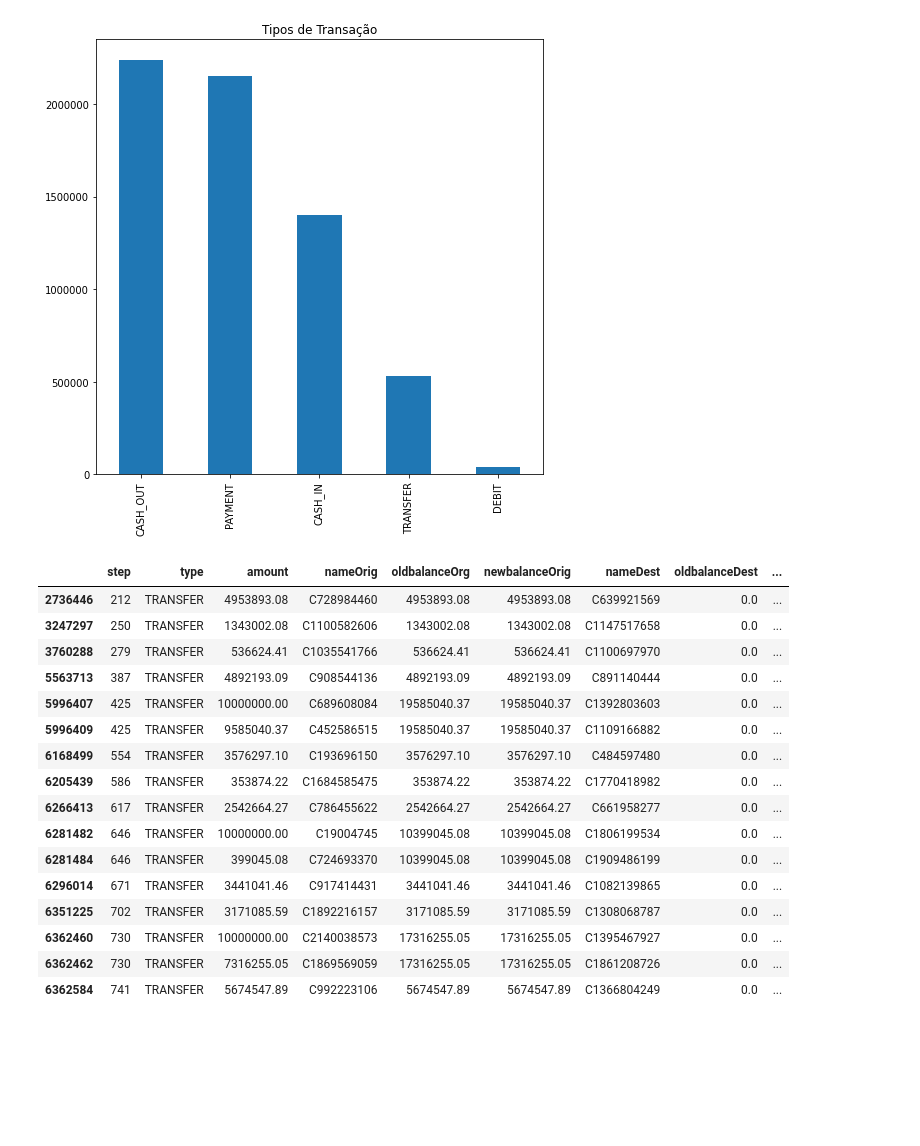
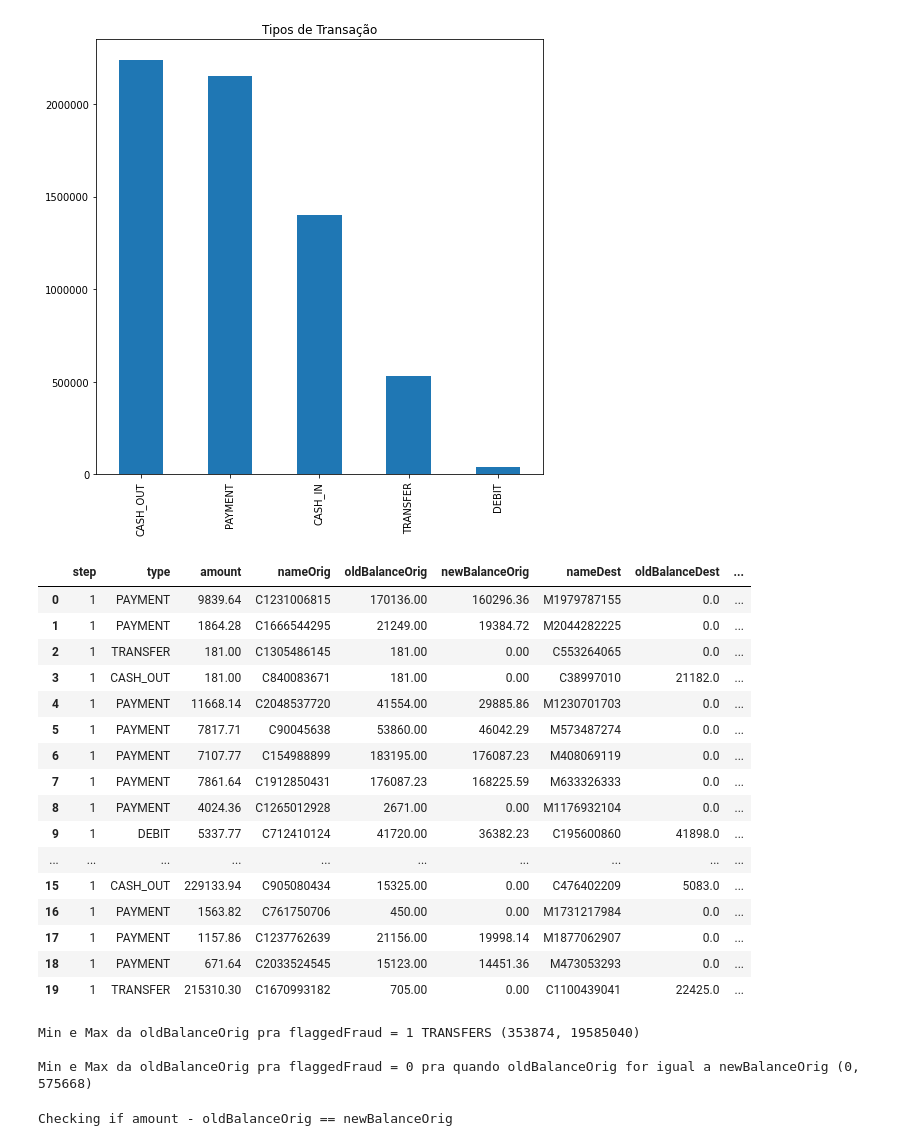
Before and after one commit to victormazevedo/predict-financial-fraud, a Jupyter notebook: Predict_Financial_Fraud.ipynb, the cells around one changed output. Drawn from its saved outputs; the diff is of its cells as text; code cells hidden in the pictures; blank space fills up the shorter version.

Commit message:
Studying isFlaggedFraud behavior

```diff
--- a/Predict_Financial_Fraud.ipynb
+++ b/Predict_Financial_Fraud.ipynb
@@ -179,23 +181,38 @@ DEBIT         41432
 Name: type, dtype: int64
 <function matplotlib.pyplot.show>
 [figure]
-# %%
-df[df.isFlaggedFraud == 1]
-# %% [output]
-|  | step | type | amount | nameOrig | oldbalanceOrg | newbalanceOrig | nameDest | oldbalanceDest | ... |
-| 2736446 | 212 | TRANSFER | 4953893.08 | C728984460 | 4953893.08 | 4953893.08 | C639921569 | 0.0 | ... |
-| 3247297 | 250 | TRANSFER | 1343002.08 | C1100582606 | 1343002.08 | 1343002.08 | C1147517658 | 0.0 | ... |
-| 3760288 | 279 | TRANSFER | 536624.41 | C1035541766 | 536624.41 | 536624.41 | C1100697970 | 0.0 | ... |
-| 5563713 | 387 | TRANSFER | 4892193.09 | C908544136 | 4892193.09 | 4892193.09 | C891140444 | 0.0 | ... |
-| 5996407 | 425 | TRANSFER | 10000000.00 | C689608084 | 19585040.37 | 19585040.37 | C1392803603 | 0.0 | ... |
-| 5996409 | 425 | TRANSFER | 9585040.37 | C452586515 | 19585040.37 | 19585040.37 | C1109166882 | 0.0 | ... |
-| 6168499 | 554 | TRANSFER | 3576297.10 | C193696150 | 3576297.10 | 3576297.10 | C484597480 | 0.0 | ... |
-| 6205439 | 586 | TRANSFER | 353874.22 | C1684585475 | 353874.22 | 353874.22 | C1770418982 | 0.0 | ... |
-| 6266413 | 617 | TRANSFER | 2542664.27 | C786455622 | 2542664.27 | 2542664.27 | C661958277 | 0.0 | ... |
-| 6281482 | 646 | TRANSFER | 10000000.00 | C19004745 | 10399045.08 | 10399045.08 | C1806199534 | 0.0 | ... |
-| 6281484 | 646 | TRANSFER | 399045.08 | C724693370 | 10399045.08 | 10399045.08 | C1909486199 | 0.0 | ... |
-| 6296014 | 671 | TRANSFER | 3441041.46 | C917414431 | 3441041.46 | 3441041.46 | C1082139865 | 0.0 | ... |
-| 6351225 | 702 | TRANSFER | 3171085.59 | C1892216157 | 3171085.59 | 3171085.59 | C1308068787 | 0.0 | ... |
-| 6362460 | 730 | TRANSFER | 10000000.00 | C2140038573 | 17316255.05 | 17316255.05 | C1395467927 | 0.0 | ... |
-| 6362462 | 730 | TRANSFER | 7316255.05 | C1869569059 | 17316255.05 | 17316255.05 | C1861208726 | 0.0 | ... |
-| 6362584 | 741 | TRANSFER | 5674547.89 | C992223106 | 5674547.89 | 5674547.89 | C1366804249 | 0.0 | ... |
+# %%
+df.head(20)
+# %% [output]
+|  | step | type | amount | nameOrig | oldBalanceOrig | newBalanceOrig | nameDest | oldBalanceDest | ... |
+| 0 | 1 | PAYMENT | 9839.64 | C1231006815 | 170136.00 | 160296.36 | M1979787155 | 0.0 | ... |
+| 1 | 1 | PAYMENT | 1864.28 | C1666544295 | 21249.00 | 19384.72 | M2044282225 | 0.0 | ... |
+| 2 | 1 | TRANSFER | 181.00 | C1305486145 | 181.00 | 0.00 | C553264065 | 0.0 | ... |
+| 3 | 1 | CASH_OUT | 181.00 | C840083671 | 181.00 | 0.00 | C38997010 | 21182.0 | ... |
+| 4 | 1 | PAYMENT | 11668.14 | C2048537720 | 41554.00 | 29885.86 | M1230701703 | 0.0 | ... |
+| 5 | 1 | PAYMENT | 7817.71 | C90045638 | 53860.00 | 46042.29 | M573487274 | 0.0 | ... |
+| 6 | 1 | PAYMENT | 7107.77 | C154988899 | 183195.00 | 176087.23 | M408069119 | 0.0 | ... |
+| 7 | 1 | PAYMENT | 7861.64 | C1912850431 | 176087.23 | 168225.59 | M633326333 | 0.0 | ... |
+| 8 | 1 | PAYMENT | 4024.36 | C1265012928 | 2671.00 | 0.00 | M1176932104 | 0.0 | ... |
+| 9 | 1 | DEBIT | 5337.77 | C712410124 | 41720.00 | 36382.23 | C195600860 | 41898.0 | ... |
+| ... | ... | ... | ... | ... | ... | ... | ... | ... | ... |
+| 15 | 1 | CASH_OUT | 229133.94 | C905080434 | 15325.00 | 0.00 | C476402209 | 5083.0 | ... |
+| 16 | 1 | PAYMENT | 1563.82 | C761750706 | 450.00 | 0.00 | M1731217984 | 0.0 | ... |
+| 17 | 1 | PAYMENT | 1157.86 | C1237762639 | 21156.00 | 19998.14 | M1877062907 | 0.0 | ... |
+| 18 | 1 | PAYMENT | 671.64 | C2033524545 | 15123.00 | 14451.36 | M473053293 | 0.0 | ... |
+| 19 | 1 | TRANSFER | 215310.30 | C1670993182 | 705.00 | 0.00 | C1100439041 | 22425.0 | ... |
+# %%
+print(f'\nMin e Max da oldBalanceOrig pra flaggedFraud = 1 TRANSFERS {round(dfFlagged.oldBalanceOrig.min()), round(dfFlagged.oldBalanceOrig.max())}')
+
+dfTransferEqualBalance = dfTransfer.loc[(dfTransfer.isFlaggedFraud == 0) & (dfTransfer.oldBalanceOrig == dfTransfer.newBalanceOrig)]
+print(f'\nMin e Max da oldBalanceOrig pra flaggedFraud = 0 pra quando oldBalanceOrig \
+for igual a newBalanceOrig {round(dfTransferEqualBalance.oldBalanceOrig.min()), round(dfTransferEqualBalance.oldBalanceOrig.max())}')
+# %% [output]
+Min e Max da oldBalanceOrig pra flaggedFraud = 1 TRANSFERS (353874, 19585040)
+
+Min e Max da oldBalanceOrig pra flaggedFraud = 0 pra quando oldBalanceOrig for igual a newBalanceOrig (0, 575668)
+# %%
+print('Checking if amount - oldBalanceOrig == newBalanceOrig')
+dfCheckBalance = df.loc[(df.oldBalanceOrig - df.amount) != df.newBalanceOrig]
+# %% [output]
+Checking if amount - oldBalanceOrig == newBalanceOrig
```
Also changed, not shown: parts of 4 cells of this notebook.
